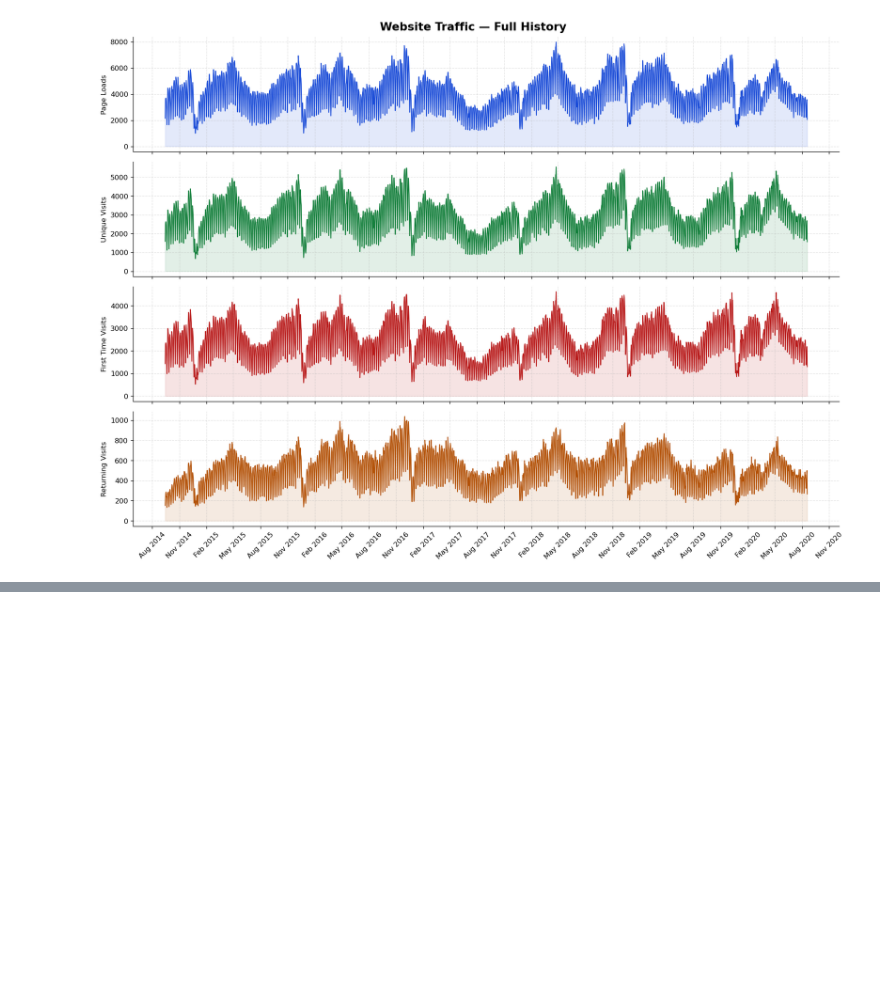
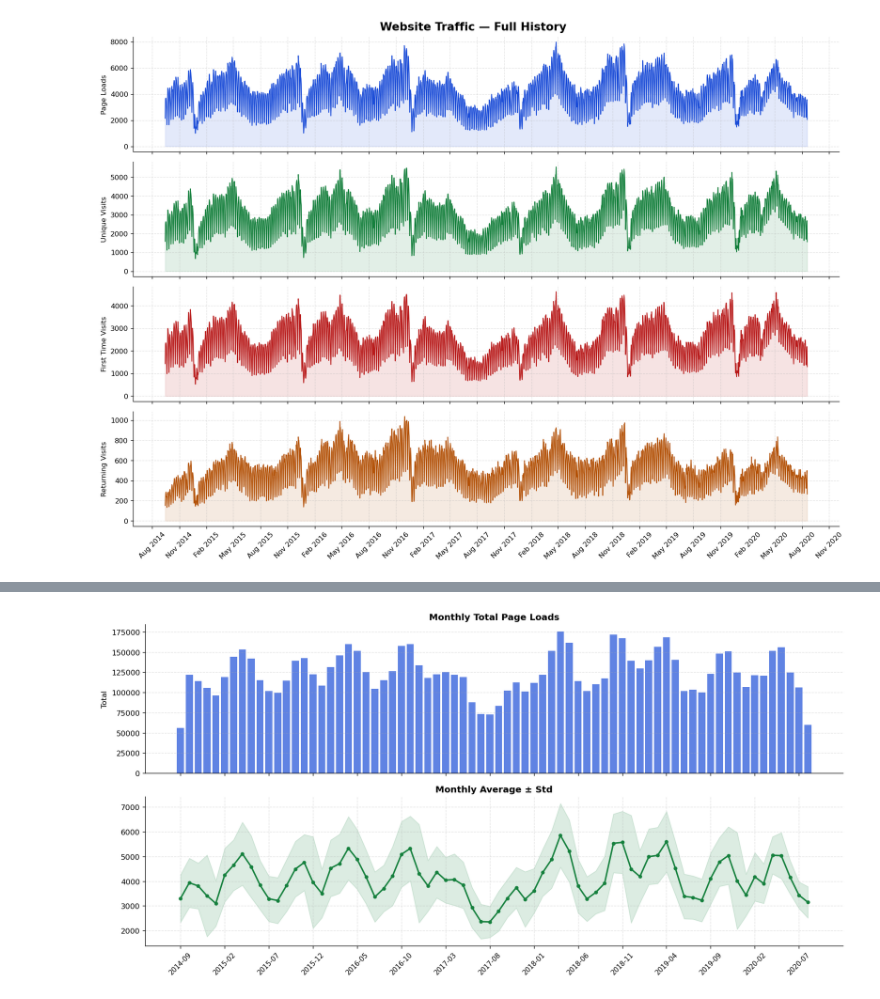
Before and after one commit to afeefanver/Website-Traffic-Forecasting, a Jupyter notebook: EDA(Web Traffic).ipynb, the cells around one changed output, grey strips where cells are left out. Cells and saved outputs as stored; diff of their text form; code cells hidden in the pictures; blank space fills up the shorter version.

```diff
--- a/EDA(Web Traffic).ipynb
+++ b/EDA(Web Traffic).ipynb
@@ -171,0 +208,21 @@ plt.show()
+# %%
+# 5.4 Monthly trend
+df['YM'] = df['Date'].dt.to_period('M')
+monthly = df.groupby('YM')['Page_Loads'].agg(['mean','sum','std'])
+fig, (ax1, ax2) = plt.subplots(2, 1, figsize=(14, 7), sharex=True)
+idx = range(len(monthly))
+ax1.bar(idx, monthly['sum'], color=C['blue'], alpha=0.7)
+ax1.set_title('Monthly Total Page Loads', fontsize=12, fontweight='bold')
+ax1.set_ylabel('Total'); ax1.grid(axis='y', linestyle='--', alpha=0.35)
+ax2.plot(idx, monthly['mean'], lw=2, color=C['green'], marker='o', markersize=4)
+ax2.fill_between(idx, monthly['mean']-monthly['std'], monthly['mean']+monthly['std'], alpha=0.15, color=C['green'])
+ax2.set_title('Monthly Average ± Std', fontsize=12, fontweight='bold')
+step = max(1, len(monthly)//14)
+ax2.set_xticks(list(idx)[::step])
+ax2.set_xticklabels([str(m) for m in monthly.index[::step]], rotation=45, fontsize=9)
+ax2.grid(True, linestyle='--', alpha=0.35)
+plt.tight_layout()
+plt.savefig('plots/04_monthly_trend.png', bbox_inches='tight')
+plt.show()
+# %% [output]
+[figure, added]
```
Also changed, not shown: parts of 2 cells of this notebook.
